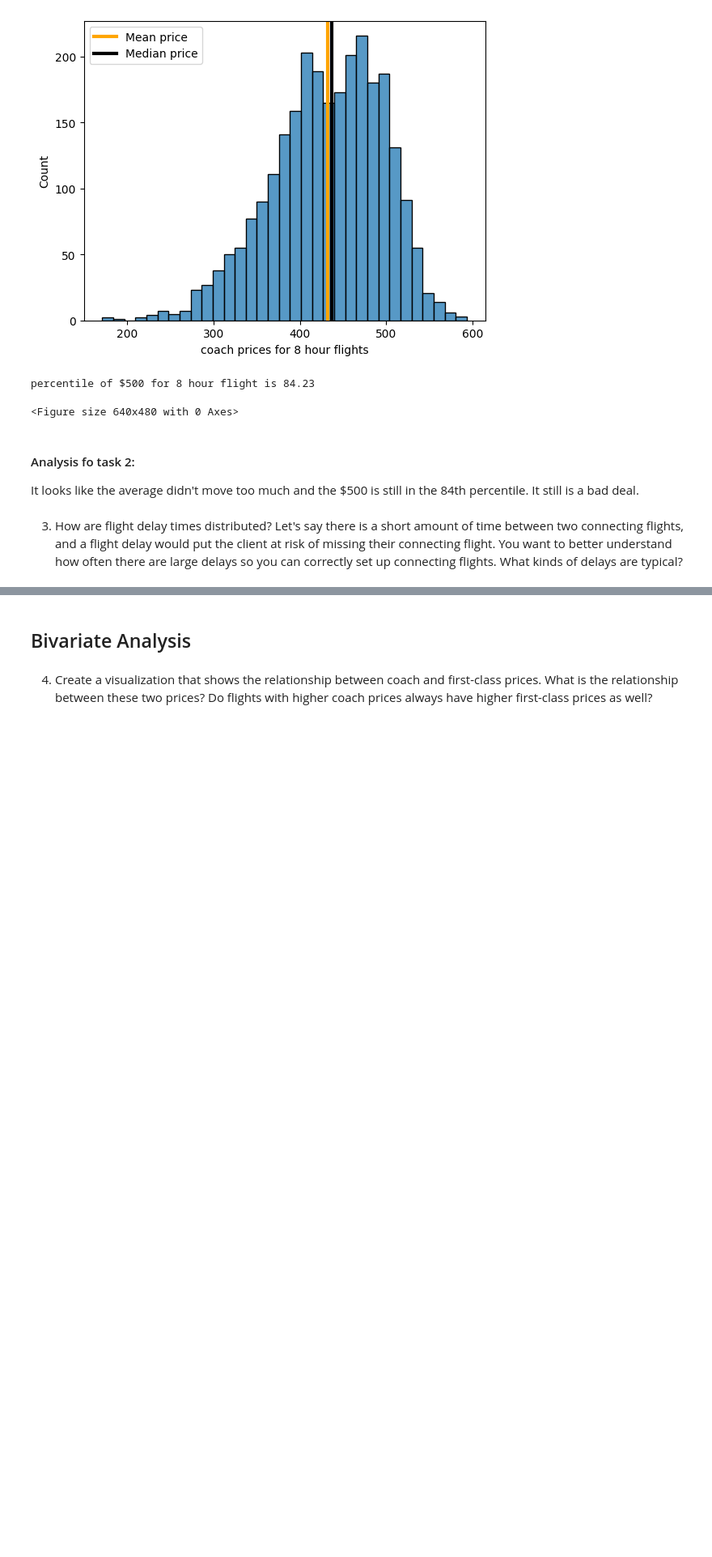
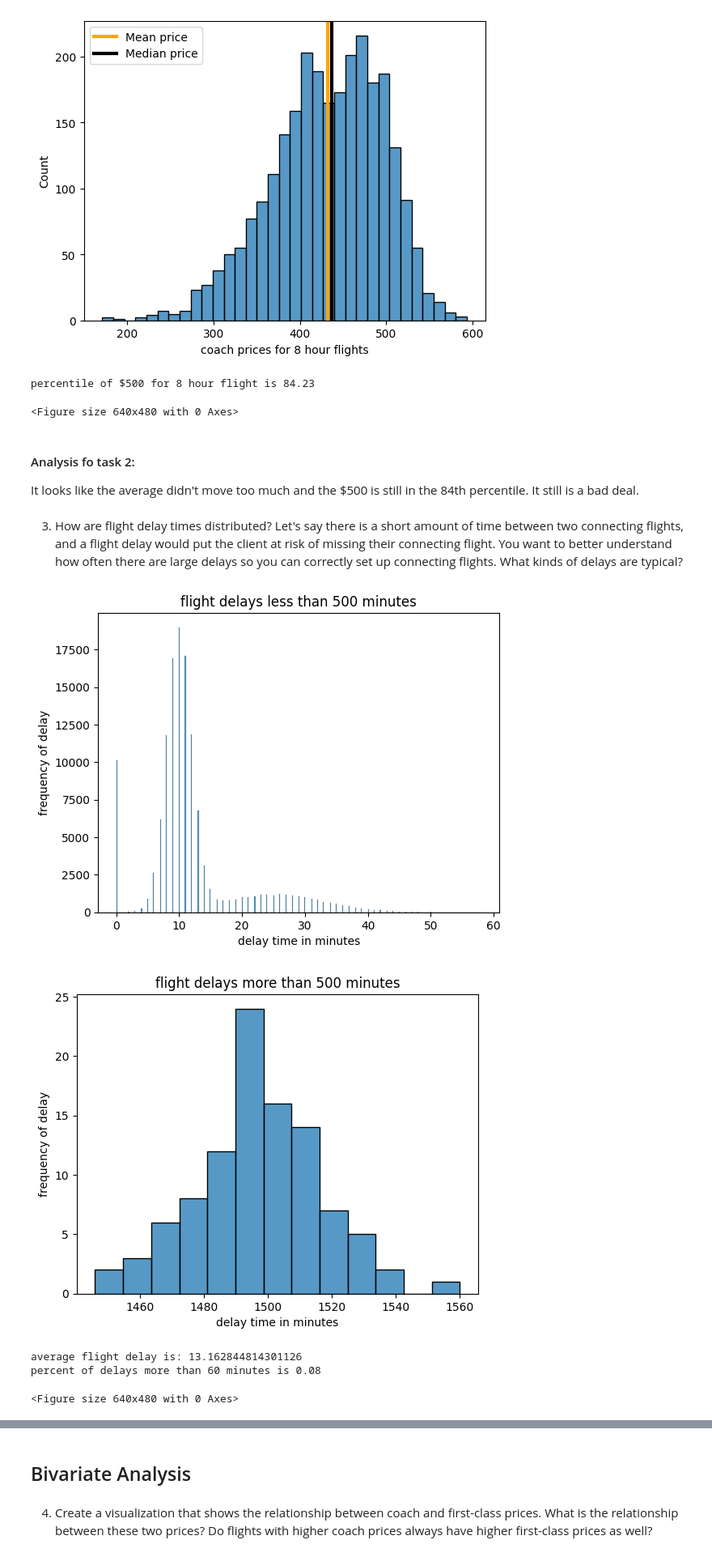
Before and after one commit to Diyana-nikk/AirplaneAnalysis, a Jupyter notebook: Airline Analysis.ipynb, the cells around one changed output, grey strips where cells are left out. Shown at 81% size. Cells and saved outputs as stored; diff of their text form; code cells hidden in the pictures; blank space fills up the shorter version.

```diff
--- a/Airline Analysis.ipynb
+++ b/Airline Analysis.ipynb
@@ -136,0 +137,31 @@ It looks like the average didn't move too much and the $500 is still in the 84th
+# %%
+## Task 3
+flight_delay = flight.delay
+max_flight_delay = np.max(flight_delay)
+
+
+plt.ylabel('frequency of delay')
+plt.xlabel('delay time in minutes')
+sns.histplot(flight.delay[flight.delay<500])
+plt.title('flight delays less than 500 minutes')
+plt.show()
+plt.clf()
+
+plt.ylabel('frequency of delay')
+plt.xlabel('delay time in minutes')
+sns.histplot(flight.delay[flight.delay>500])
+plt.title('flight delays more than 500 minutes')
+plt.show()
+plt.clf()
+average_delay = np.mean(flight_delay)
+print("average flight delay is: "+ str(average_delay))
+
+bad_delays = (flight.delay[flight.delay>60].count())/flight.delay.count()
+
+print('percent of delays more than 60 minutes is ' + str(round(bad_delays*100,2)))
+# %% [output]
+[figure, added]
+[figure, added]
+average flight delay is: 13.162844814301126
+percent of delays more than 60 minutes is 0.08
+<Figure size 640x480 with 0 Axes>
```
Also changed, not shown: parts of 5 cells of this notebook.
